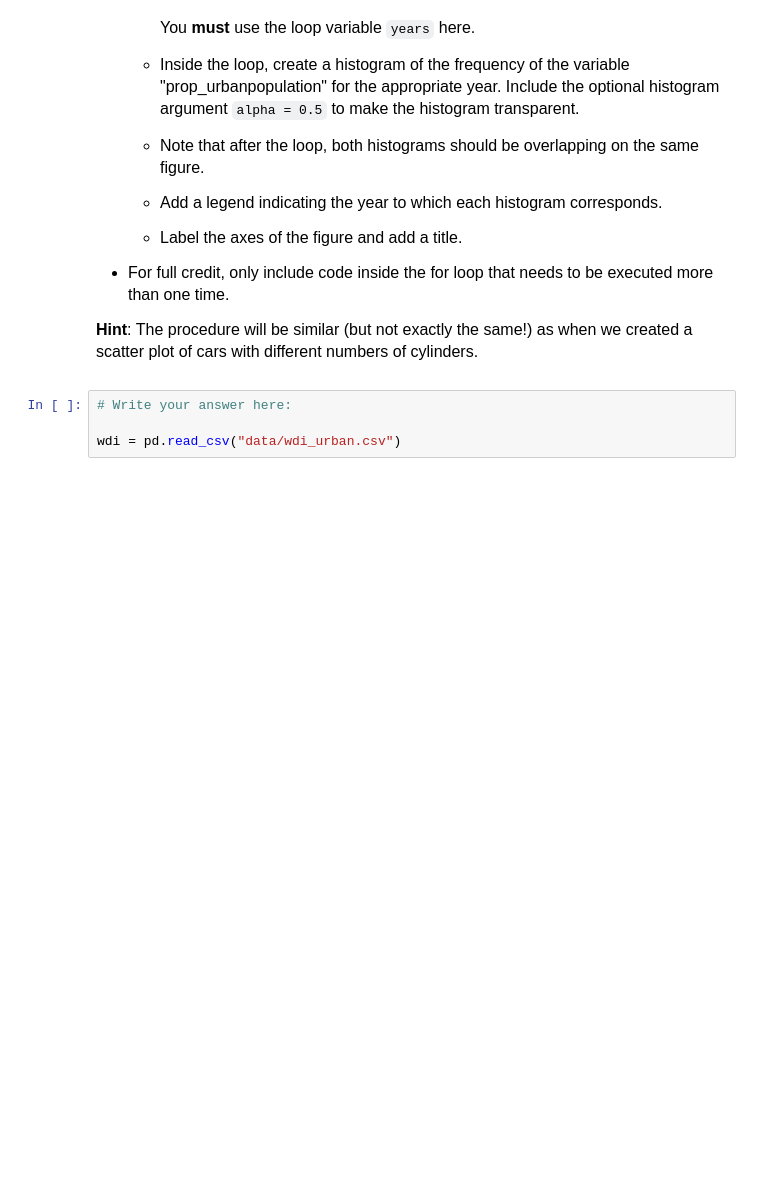
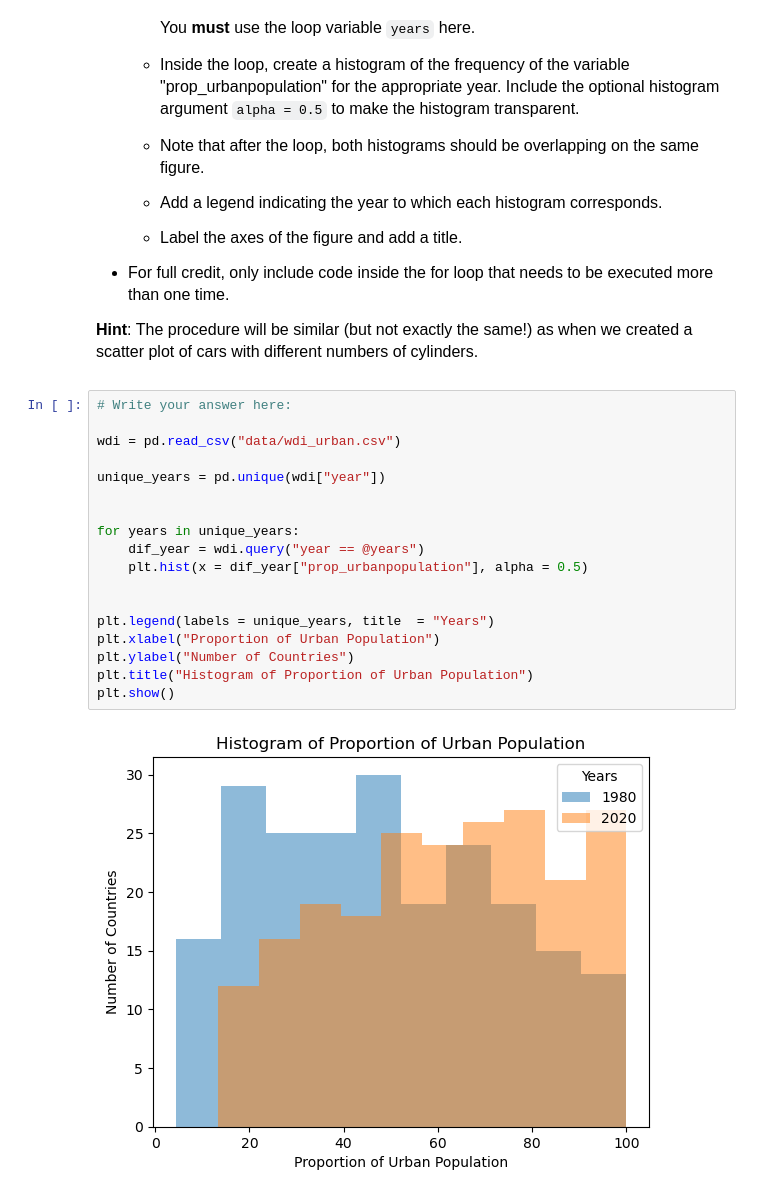
Before and after one commit to swang2026/datasci151spring2026, a Jupyter notebook: _assignments/assignment_7/Assignment7.ipynb, the cells around one changed output. Saved outputs shown, nothing was run; the diff lists cells and outputs as text; blank space fills up the shorter version.

```diff
--- a/_assignments/assignment_7/Assignment7.ipynb
+++ b/_assignments/assignment_7/Assignment7.ipynb
@@ -226,7 +180,23 @@ display(df_tall)
 - For full credit, only include code inside the for loop that needs to be executed more than one time.
 
 **Hint**: The procedure will be similar (but not exactly the same!) as when we created a scatter plot of cars with different numbers of cylinders.
-# %%
-# Write your answer here:
-
-wdi = pd.read_csv("data/wdi_urban.csv")
+# %%
+# Write your answer here:
+
+wdi = pd.read_csv("data/wdi_urban.csv")
+
+unique_years = pd.unique(wdi["year"])
+
+
+for years in unique_years:
+    dif_year = wdi.query("year == @years")
+    plt.hist(x = dif_year["prop_urbanpopulation"], alpha = 0.5)
+
+
+plt.legend(labels = unique_years, title  = "Years")
+plt.xlabel("Proportion of Urban Population")
+plt.ylabel("Number of Countries")
+plt.title("Histogram of Proportion of Urban Population")
+plt.show()
+# %% [output]
+[figure, added]
```
Also changed, not shown: parts of 3 cells of this notebook.
